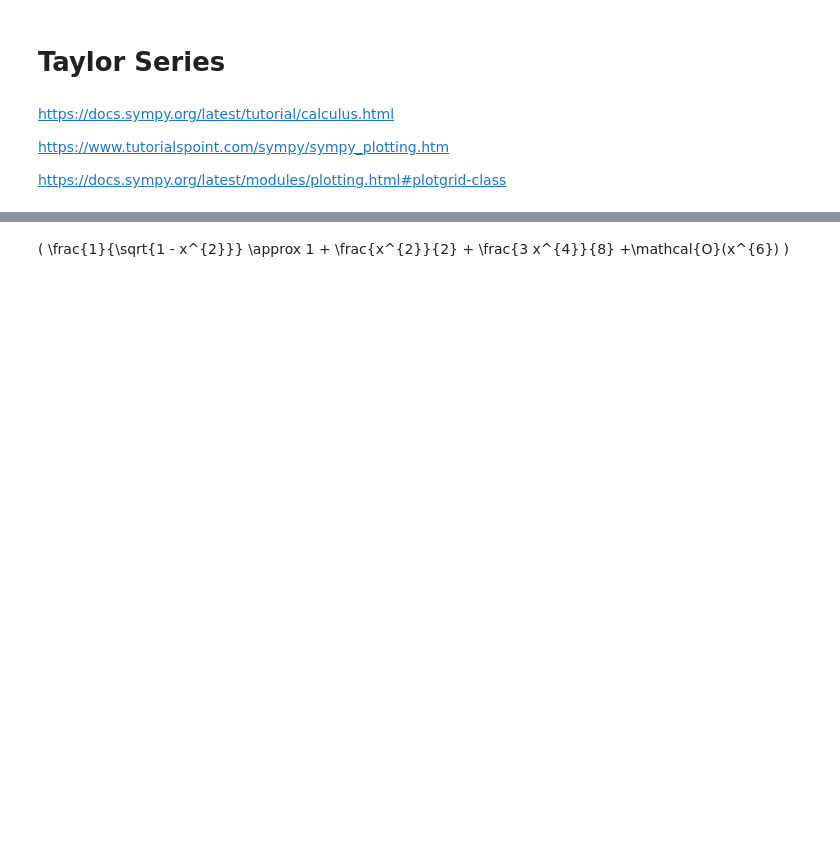
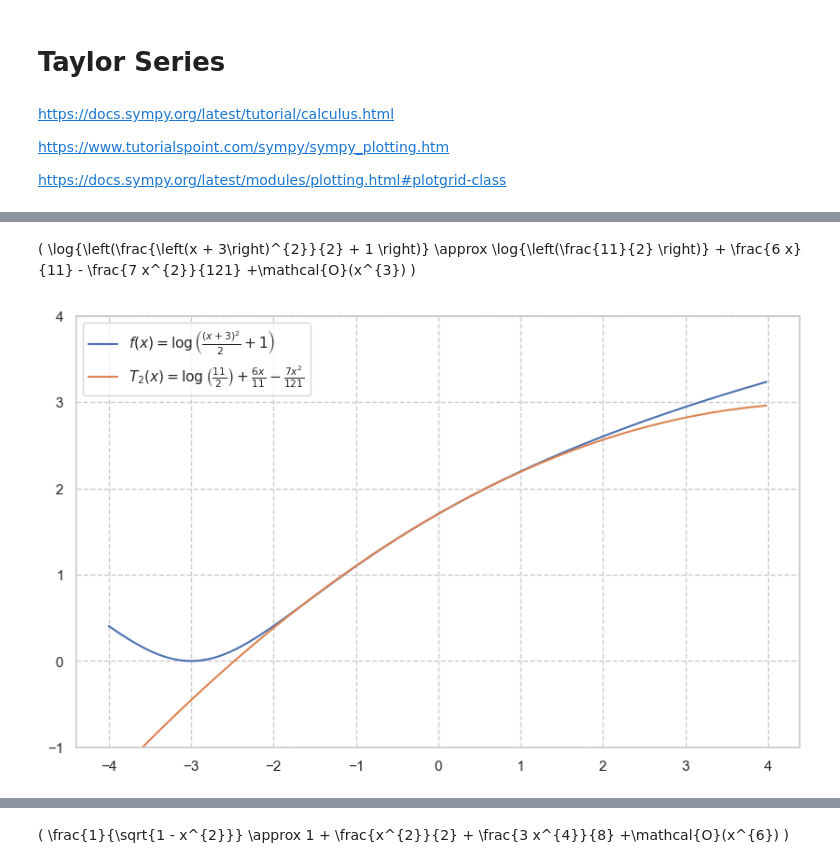
Before and after one commit to JonasRademacker/JupyterNotebooksForTeachingMath, a Jupyter notebook: TaylorSeries.ipynb, the cells around one changed output, grey strips where cells are left out. Cells and saved outputs as stored; diff of their text form; code cells hidden in the pictures; blank space fills up the shorter version.

```diff
--- a/TaylorSeries.ipynb
+++ b/TaylorSeries.ipynb
@@ -84,0 +93,5 @@ TaylorSeries("x**2 * ln(1-x)", 8, x0=0, xrange=(-0.99,0.99))
+# %%
+TaylorSeries("ln(1 + (3+x)^2/2)", 2, x0=0, xrange=(-4,4), yrange=(-1, 4))
+# %% [output]
+\( \log{\left(\frac{\left(x + 3\right)^{2}}{2} + 1 \right)} \approx \log{\left(\frac{11}{2} \right)} + \frac{6 x}{11} - \frac{7 x^{2}}{121} +\mathcal{O}(x^{3}) \)
+[figure, added]
```
Also changed, not shown: parts of 25 cells of this notebook.
